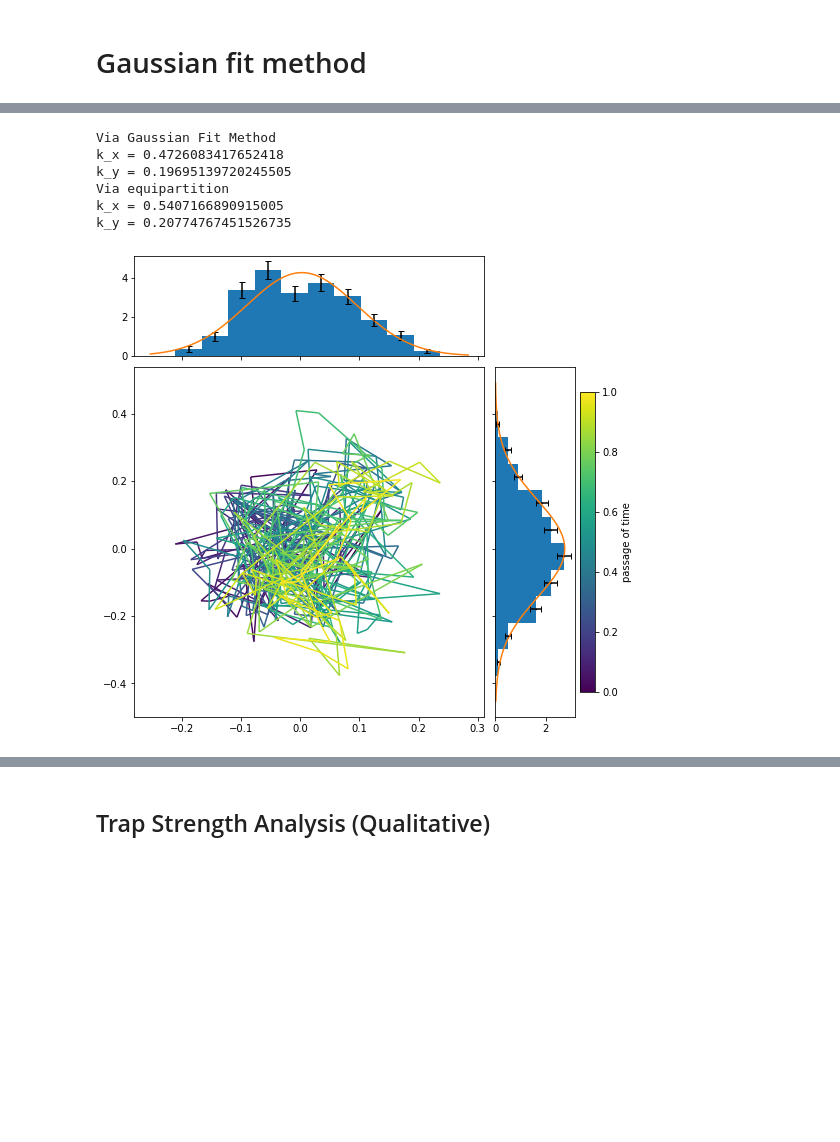
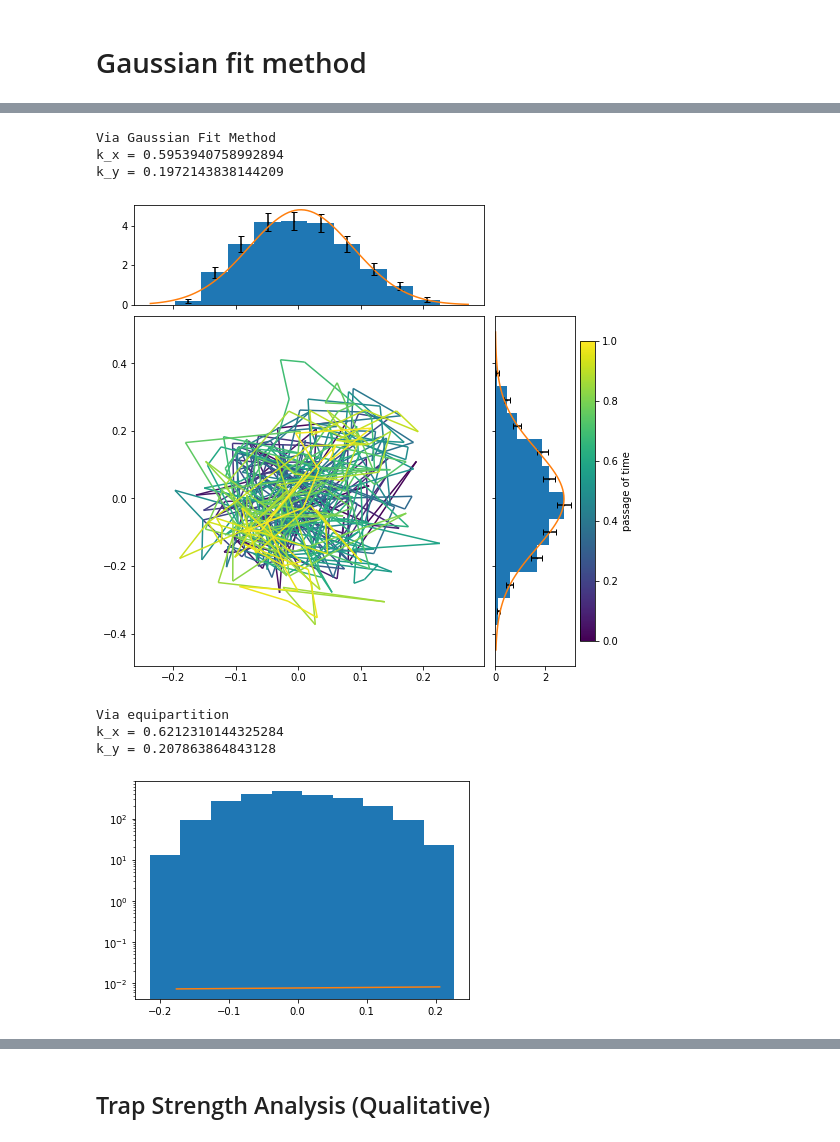
Before and after one commit to Ham0osh/Phys322W-OT, a Jupyter notebook: notebook.ipynb, the cells around one changed output, grey strips where cells are left out. Saved outputs shown, nothing was run; the diff lists cells and outputs as text; code cells hidden in the pictures; blank space fills up the shorter version.

```diff
--- a/notebook.ipynb
+++ b/notebook.ipynb
@@ -276,18 +276,27 @@ k_y = 0.453670319026367
 # %%
 filename = '/work/data/reproducibility/SampleD_reproducibility1_data.txt'
 ret = extract_data(filename)
 
 
+
 analysis2 = make_histogram_projection(ret.x_dec, ret.y_dec, printBool = False)
 print(f"Via Gaussian Fit Method\nk_x = {analysis2.k_x}\nk_y = {analysis2.k_y}")
+plt.show()
+
+plt.hist(ret.x,bins=10)
+plt.plot(analysis2.,gaussian(analysis2.bins_x,*pOpt))
+plt.yscale('log')
+
+
 
 k_x, k_y = get_k_equipartition(ret.x_dec, ret.y_dec)
 print(f"Via equipartition\nk_x = {k_x}\nk_y = {k_y}")
 # %% [output]
 Via Gaussian Fit Method
-k_x = 0.4726083417652418
-k_y = 0.19695139720245505
-Via equipartition
-k_x = 0.5407166890915005
-k_y = 0.20774767451526735
+k_x = 0.5953940758992894
+k_y = 0.1972143838144209
-[figure, old version]
+[figure, new version]
+Via equipartition
+k_x = 0.6212310144325284
+k_y = 0.207863864843128
+[figure, added]
```
Also changed, not shown: parts of 10 cells of this notebook, 26 other files.
